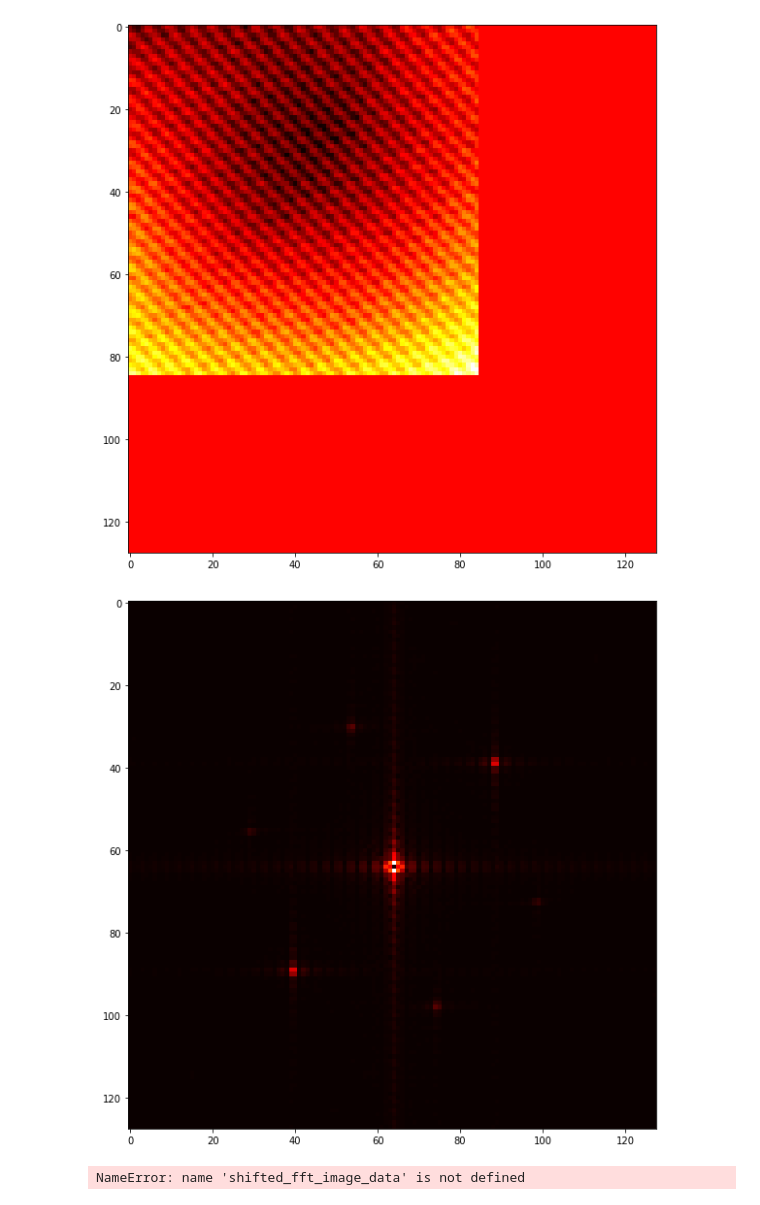
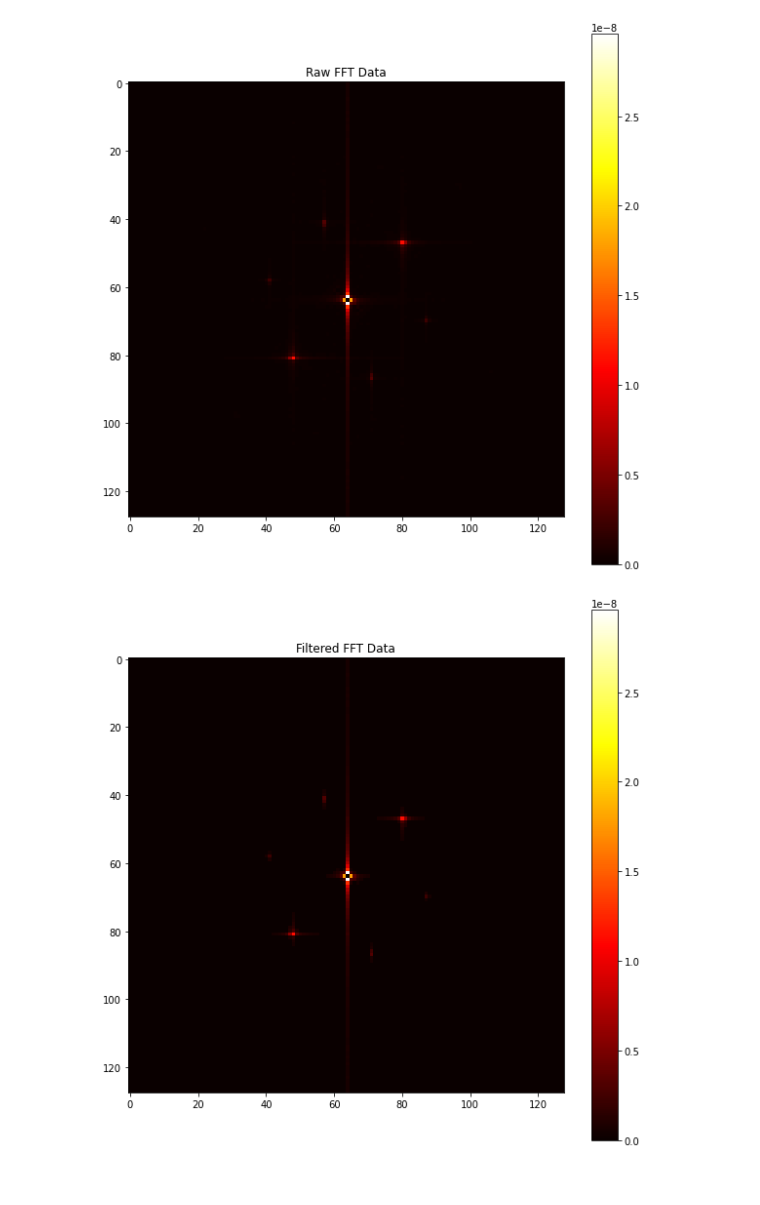
Before and after one commit to nimaser/moire-image-processing, a Jupyter notebook: data-extraction.ipynb, the cells around one changed output. Cells and saved outputs as stored; diff of their text form; code cells hidden in the pictures.

```diff
--- a/data-extraction.ipynb
+++ b/data-extraction.ipynb
@@ -21,30 +25,19 @@ wf.heatmap(abs(fftdata))
-# %%
-transformation_matrix = np.array([[1, 0],
-                                  [0, 1]])
-
-wf.plot_transformation(data, transformation_matrix)
-# %% [output]
-[figure, removed]
-[figure, removed]
-# %%
-# https://stackoverflow.com/questions/9111711/get-coordinates-of-local-maxima-in-2d-array-above-certain-value
-
-neighborhood_size = 4
-
-maximums = sp.ndimage.maximum_filter(abs(shifted_fft_image_data), neighborhood_size)
-
-labels, num_objects = sp.ndimage.label(maximums)
-
-slices = sp.ndimage.find_objects(labels)
-x, y = [], []
-for dy,dx in slices:
-    x_center = (dx.start + dx.stop - 1)/2
-    x.append(x_center)
-    y_center = (dy.start + dy.stop - 1)/2
-    y.append(y_center)
-
-plt.figure(figsize=[10, 10])
-plt.imshow(maximums)
-plt.plot(x, y, "ro")
-# %% [output]
-NameError: name 'shifted_fft_image_data' is not defined
+# %%
+# perform shifted FFT on the data
+rawfftdata = ut.run_shifted_fft(data)
+fftdata = abs(rawfftdata)
+
+# filter out any data points under the average + stddev
+avgval = np.average(fftdata)
+stddev = np.std(fftdata)
+threshold = avgval + stddev
+
+filteredfft = (fftdata >= threshold) * fftdata
+
+# plot
+ut.heatmap(fftdata, "Raw FFT Data")
+ut.heatmap(filteredfft, "Filtered FFT Data")
+ut.heatmap(abs(fftdata) - filteredfft, "Raw vs Filtered FFT Data Difference")
+# %% [output]
+[figure, added]
+[figure, added]
```
Also changed, not shown: parts of 9 cells of this notebook, 2 other files.
